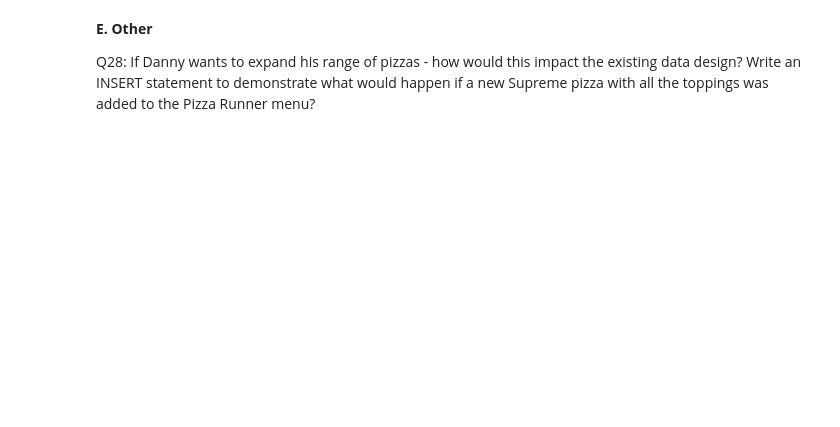
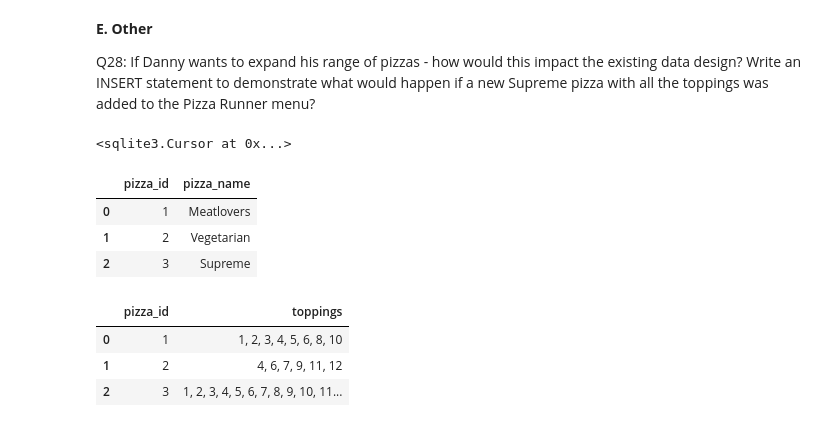
Before and after one commit to 20100215/8_Week_SQL_Challenge, a Jupyter notebook: Week 2 (Pizza Runner)/week2.ipynb, the cells around one changed output. Saved outputs shown, nothing was run; the diff lists cells and outputs as text; code cells hidden in the pictures; blank space fills up the shorter version.

```diff
--- a/Week 2 (Pizza Runner)/week2.ipynb
+++ b/Week 2 (Pizza Runner)/week2.ipynb
@@ -926,3 +994,32 @@ Q27: If a Meat Lovers pizza was $12 and Vegetarian $10 fixed prices with no cost
 **E. Other**
 
 Q28: If Danny wants to expand his range of pizzas - how would this impact the existing data design? Write an INSERT statement to demonstrate what would happen if a new Supreme pizza with all the toppings was added to the Pizza Runner menu?
+# %%
+cursor.executescript("""
+    DROP TABLE IF EXISTS pizza_names_temp;
+    CREATE TEMP TABLE pizza_names_temp AS
+        SELECT * FROM pizza_names;
+    DROP TABLE IF EXISTS pizza_recipes_temp;
+    CREATE TEMP TABLE pizza_recipes_temp AS
+        SELECT * FROM pizza_recipes;
+    INSERT INTO pizza_names_temp (pizza_id, pizza_name)
+        VALUES (3, 'Supreme');
+    INSERT INTO pizza_recipes_temp (pizza_id, toppings)
+        VALUES (3, '1, 2, 3, 4, 5, 6, 7, 8, 9, 10, 11, 12')
+""")
+# %% [output]
+<sqlite3.Cursor at 0x...>
+# %%
+query("SELECT * FROM pizza_names_temp")
+# %% [output]
+|  | pizza_id | pizza_name |
+| 0 | 1 | Meatlovers |
+| 1 | 2 | Vegetarian |
+| 2 | 3 | Supreme |
+# %%
+query("SELECT * FROM pizza_recipes_temp")
+# %% [output]
+|  | pizza_id | toppings |
+| 0 | 1 | 1, 2, 3, 4, 5, 6, 8, 10 |
+| 1 | 2 | 4, 6, 7, 9, 11, 12 |
+| 2 | 3 | 1, 2, 3, 4, 5, 6, 7, 8, 9, 10, 11... |
```
Also changed, not shown: parts of 2 cells of this notebook.
